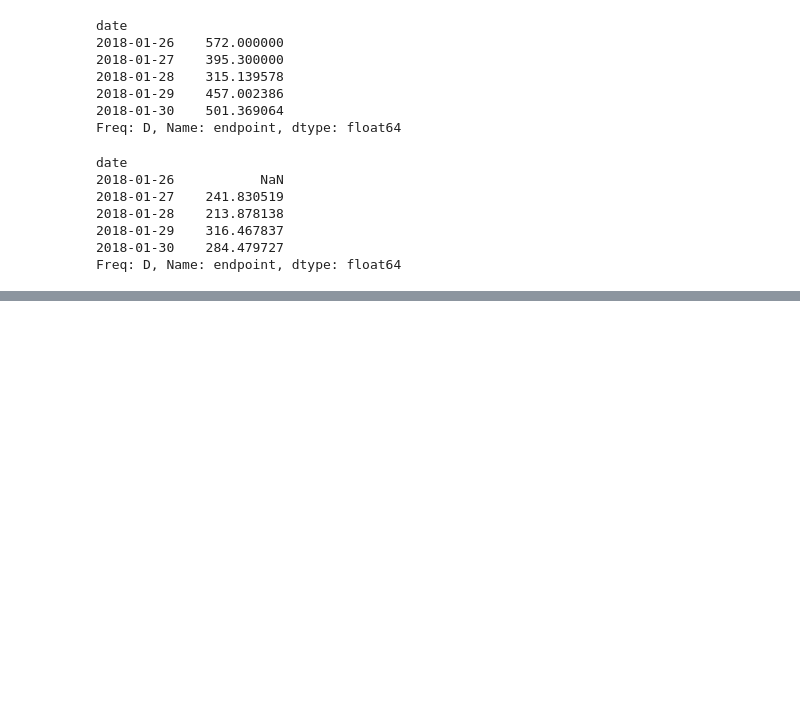
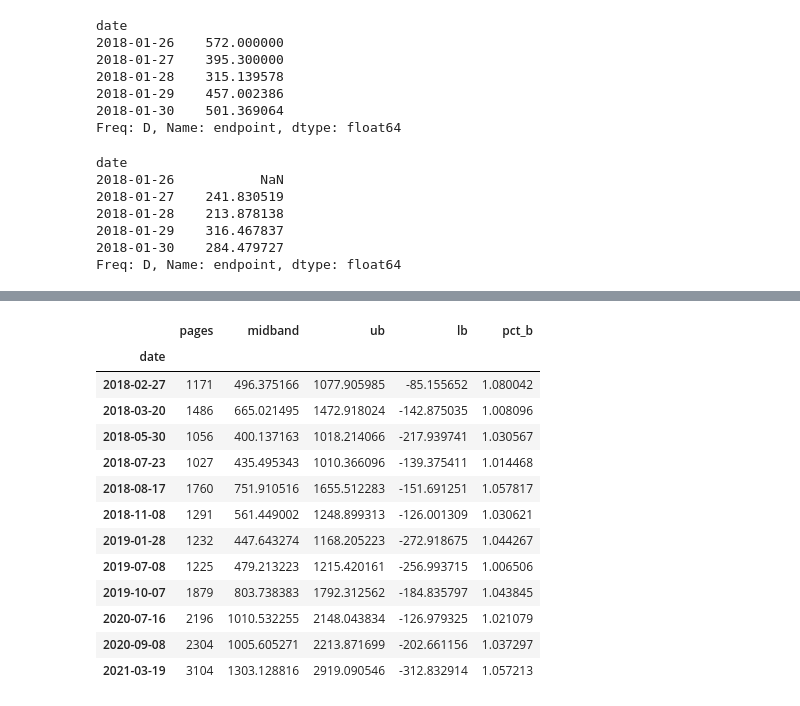
Before and after one commit to Sam-keeler/anomaly-detection-exercises, a Jupyter notebook: TSAD.ipynb, the cells around one changed output, grey strips where cells are left out. Cells and saved outputs as stored; diff of their text form; code cells hidden in the pictures; blank space fills up the shorter version.

```diff
--- a/TSAD.ipynb
+++ b/TSAD.ipynb
@@ -236,0 +271,5 @@ plt.show()
+# %%
+# Adding a column to calculate %b at each point in time
+
+pages['pct_b'] = (pages['pages'] - pages['lb'])/(pages['ub'] - pages['lb'])
+pages.head()
@@ -236,0 +284,18 @@ plt.show()
+# %%
+# Now let's locate anomalies that reach above the upper bound, as we're not really worried about low data accesses
+pages[pages['pct_b'] > 1]
+# %% [output]
+|  | pages | midband | ub | lb | pct_b |
+| date |  |  |  |  |  |
+| 2018-02-27 | 1171 | 496.375166 | 1077.905985 | -85.155652 | 1.080042 |
+| 2018-03-20 | 1486 | 665.021495 | 1472.918024 | -142.875035 | 1.008096 |
+| 2018-05-30 | 1056 | 400.137163 | 1018.214066 | -217.939741 | 1.030567 |
+| 2018-07-23 | 1027 | 435.495343 | 1010.366096 | -139.375411 | 1.014468 |
+| 2018-08-17 | 1760 | 751.910516 | 1655.512283 | -151.691251 | 1.057817 |
+| 2018-11-08 | 1291 | 561.449002 | 1248.899313 | -126.001309 | 1.030621 |
+| 2019-01-28 | 1232 | 447.643274 | 1168.205223 | -272.918675 | 1.044267 |
+| 2019-07-08 | 1225 | 479.213223 | 1215.420161 | -256.993715 | 1.006506 |
+| 2019-10-07 | 1879 | 803.738383 | 1792.312562 | -184.835797 | 1.043845 |
+| 2020-07-16 | 2196 | 1010.532255 | 2148.043834 | -126.979325 | 1.021079 |
+| 2020-09-08 | 2304 | 1005.605271 | 2213.871699 | -202.661156 | 1.037297 |
+| 2021-03-19 | 3104 | 1303.128816 | 2919.090546 | -312.832914 | 1.057213 |
```
Also changed, not shown: parts of 10 cells of this notebook.
